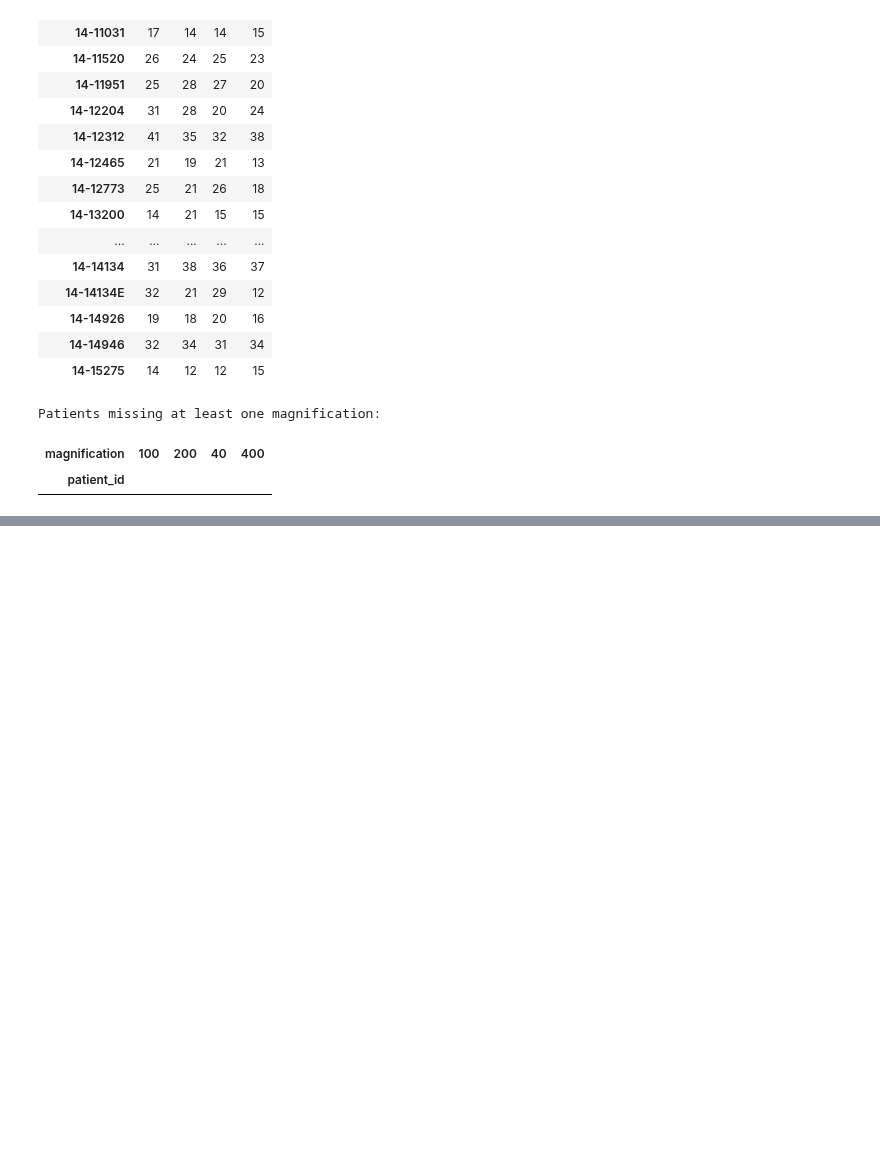
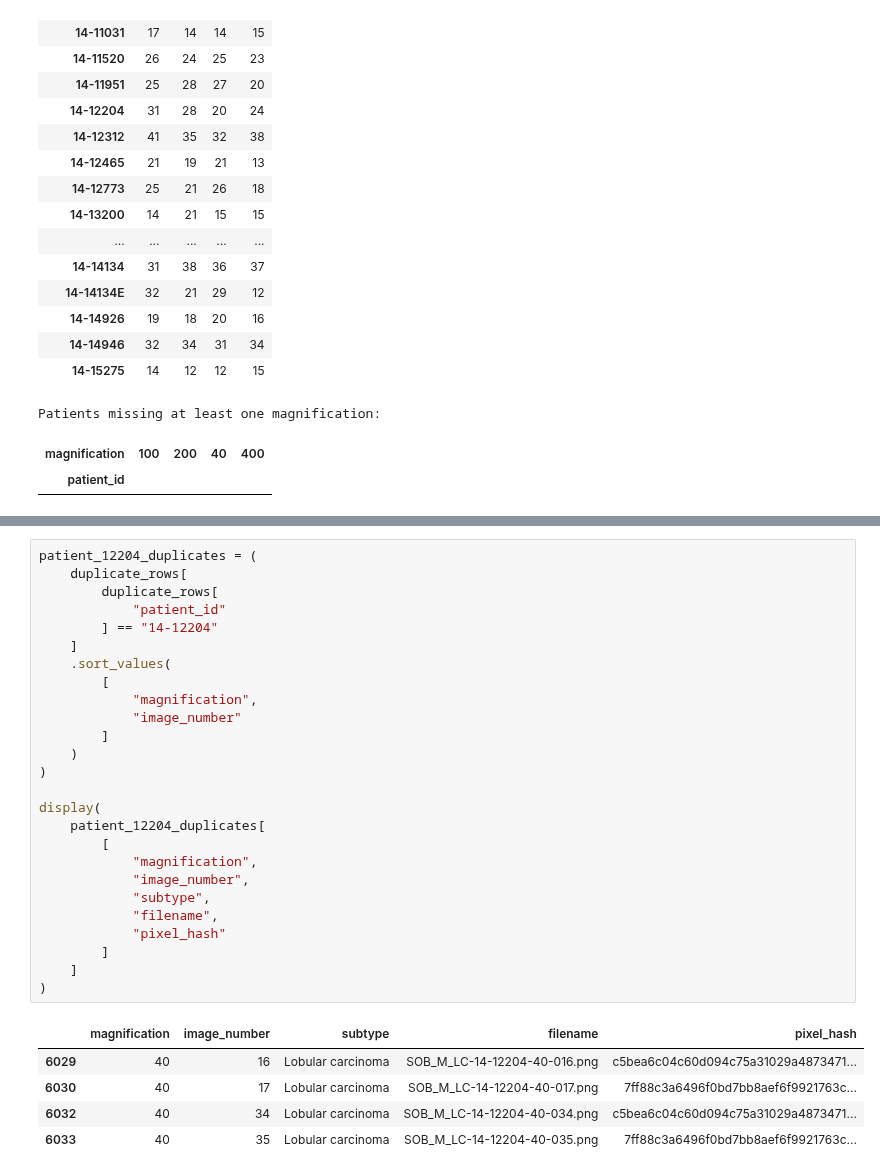
Before and after one commit to Yisihaq01/breast-histology-calibration, a Jupyter notebook: Notebooks/02_breakhis_all_magnification_audit.ipynb, the cells around one changed output, grey strips where cells are left out. Drawn from its saved outputs; the diff is of its cells as text; blank space fills up the shorter version.

```diff
--- a/Notebooks/02_breakhis_all_magnification_audit.ipynb
+++ b/Notebooks/02_breakhis_all_magnification_audit.ipynb
@@ -462,0 +908,32 @@ Patients missing at least one magnification:
+# %%
+patient_12204_duplicates = (
+    duplicate_rows[
+        duplicate_rows[
+            "patient_id"
+        ] == "14-12204"
+    ]
+    .sort_values(
+        [
+            "magnification",
+            "image_number"
+        ]
+    )
+)
+
+display(
+    patient_12204_duplicates[
+        [
+            "magnification",
+            "image_number",
+            "subtype",
+            "filename",
+            "pixel_hash"
+        ]
+    ]
+)
+# %% [output]
+|  | magnification | image_number | subtype | filename | pixel_hash |
+| 6029 | 40 | 16 | Lobular carcinoma | SOB_M_LC-14-12204-40-016.png | c5bea6c04c60d094c75a31029a4873471... |
+| 6030 | 40 | 17 | Lobular carcinoma | SOB_M_LC-14-12204-40-017.png | 7ff88c3a6496f0bd7bb8aef6f9921763c... |
+| 6032 | 40 | 34 | Lobular carcinoma | SOB_M_LC-14-12204-40-034.png | c5bea6c04c60d094c75a31029a4873471... |
+| 6033 | 40 | 35 | Lobular carcinoma | SOB_M_LC-14-12204-40-035.png | 7ff88c3a6496f0bd7bb8aef6f9921763c... |
```
Also changed, not shown: parts of 14 cells of this notebook.
